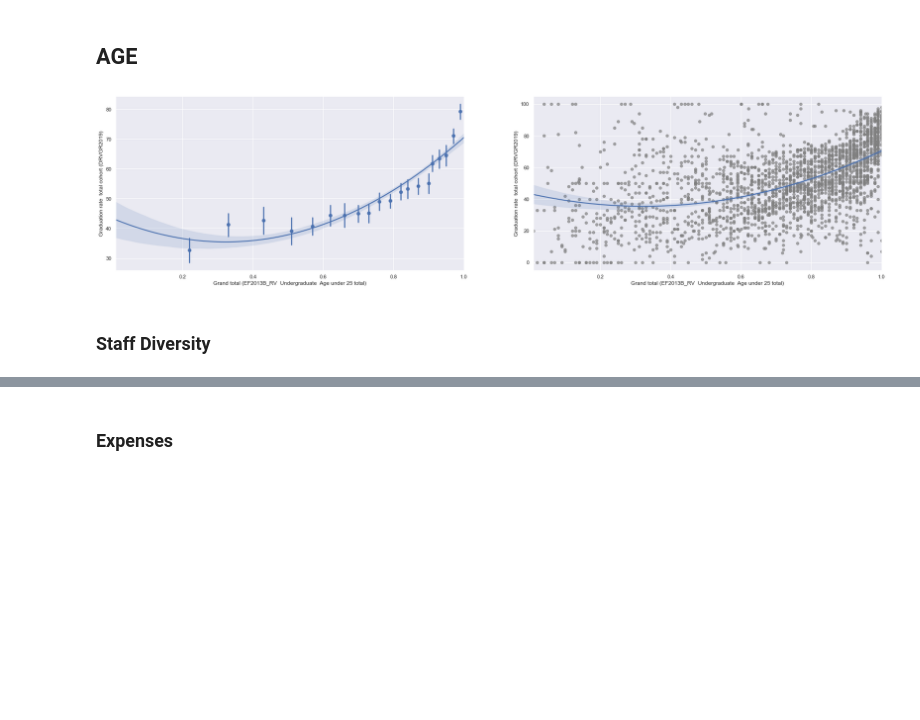
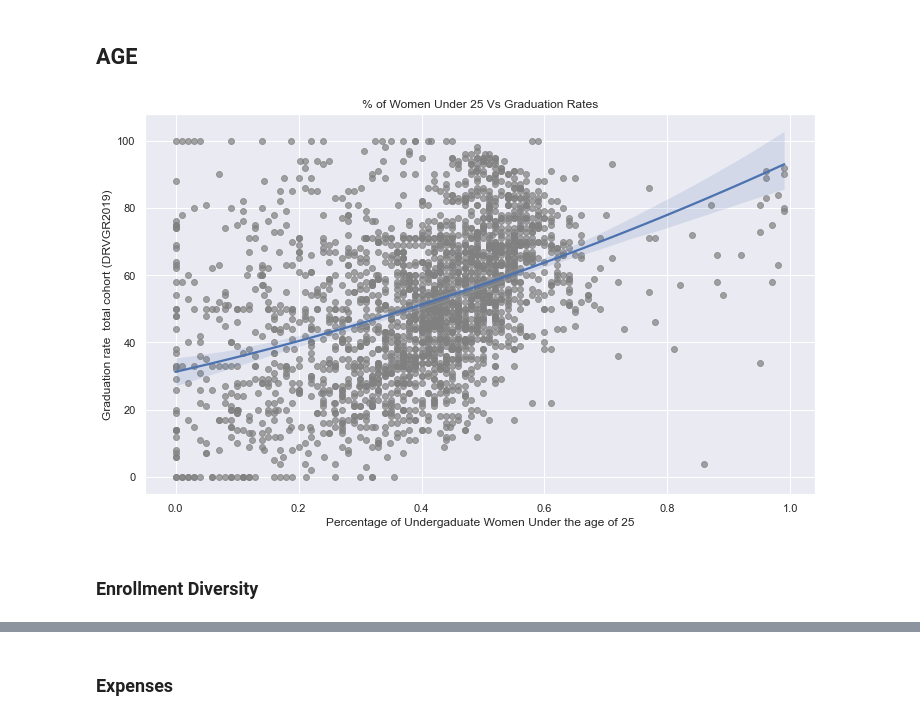
Before and after one commit to robcamp-code/DataSciencePortfolio, a Jupyter notebook: UniversityGraduationRates/EDA.ipynb, the cells around one changed output, grey strips where cells are left out. Saved outputs shown, nothing was run; the diff lists cells and outputs as text; code cells hidden in the pictures; blank space fills up the shorter version.

Commit message:
Feature Engineering started

```diff
--- a/UniversityGraduationRates/EDA.ipynb
+++ b/UniversityGraduationRates/EDA.ipynb
@@ -22,2 +69,2 @@ df = pd.read_csv("data/cleaned_df.csv", index_col=["UnitID"])
 # %%
-df = df.round(3)
+df.head(3)
@@ -145,0 +287,5 @@ AttributeError: 'numpy.ndarray' object has no attribute 'columns'
+# %%
+x1 = df.loc[:,:].drop([df.columns[-1], df.columns[-2]], axis=1)
+y1 = df.loc[:,df.columns[-2]]
+x2 = black_grad_rates_df.drop(df.columns[-2:], axis=1)
+y2 = black_grad_rates_df.loc[:,df.columns[-2]]
@@ -145,0 +313,13 @@ AttributeError: 'numpy.ndarray' object has no attribute 'columns'
+# %%
+#visualizing a few of the coeficients
+names = list(x1.columns)
+lasso_coef = pipeline.named_steps['classifier'].coef_
+coef_dict = dict(zip(names, lasso_coef))
+
+
+#_ = plt.plot(range(stop-start), lasso_coef[start:stop])
+#_ = plt.xticks(range(stop-start), names[start:stop], rotation=90)
+#_ = plt.ylabel("Coeficients")
+#plt.show()
+
+sorted_coefs = sorted(coef_dict.items(), key=lambda item: item[1])
@@ -237,2 +459,0 @@ highly_important_df.set_index("UnitID", inplace=True)
-# %%
-names = list(highly_important_df.columns)
@@ -311,22 +518,17 @@ _ = sns.regplot(
 # %% [markdown]
 ## AGE
 # %%
-fig, ax = plt.subplots(1,2, figsize=(30,7))
+fig, ax = plt.subplots(figsize=(12,7))
 _ = sns.regplot(
-    data=highly_important_df, x=names[1],
-    y=names[-1], x_bins=20, ax=ax[0], order=2,
-)
-
-
-
-_ = sns.regplot(
-    data=highly_important_df, x=names[1],
-    y=names[-1], ax=ax[1], order=2,
+    data=df, x=names[1],
+    y=names[-1], order=2,
     scatter_kws={
         "color": "gray", "alpha": 0.7
     }
 )
+_ = plt.xlabel("Percentage of Undergaduate Women Under the age of 25")
+_ = plt.title("% of Women Under 25 Vs Graduation Rates")
 # %% [output]
-[figure, old version]
+[figure, new version]
 # %% [markdown]
-### Staff Diversity
+### Enrollment Diversity
```
Also changed, not shown: parts of 184 cells of this notebook, 7 other files.
